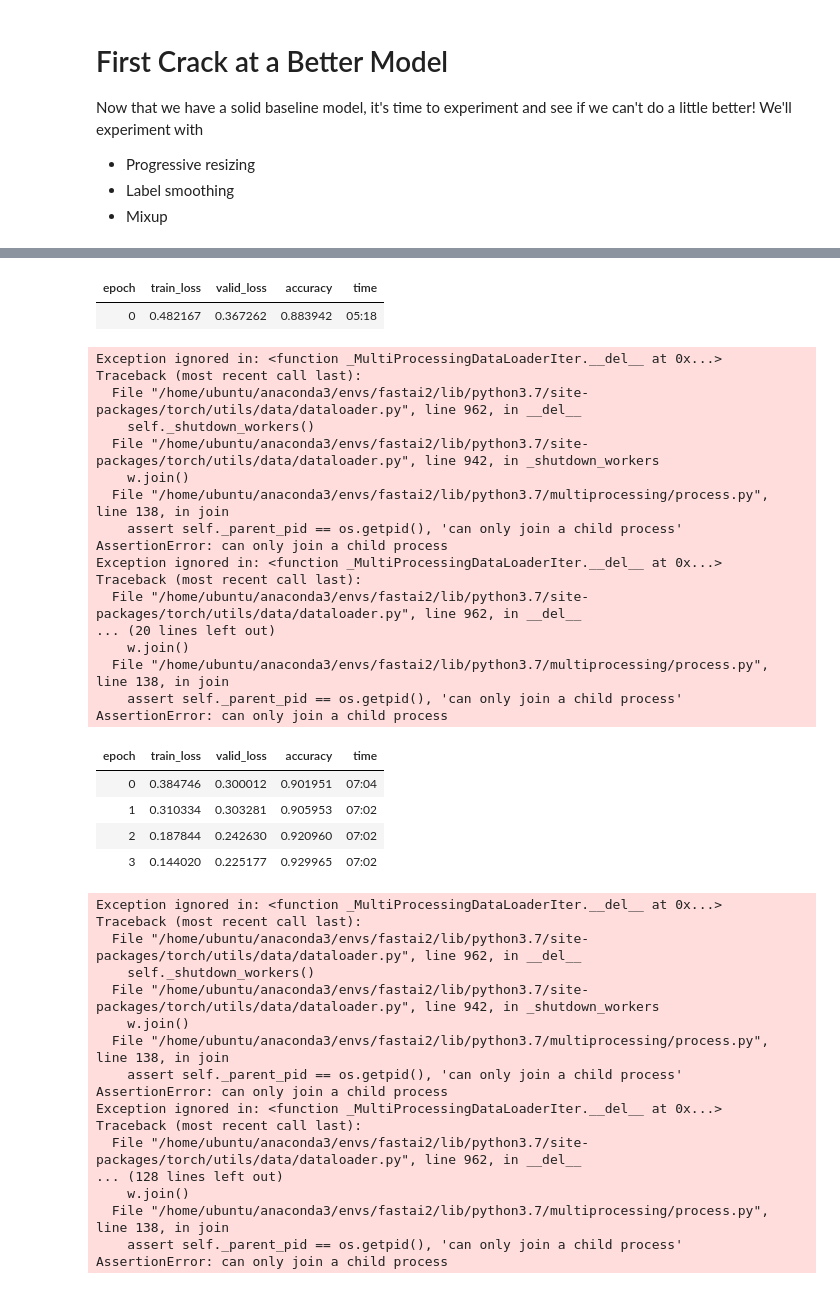
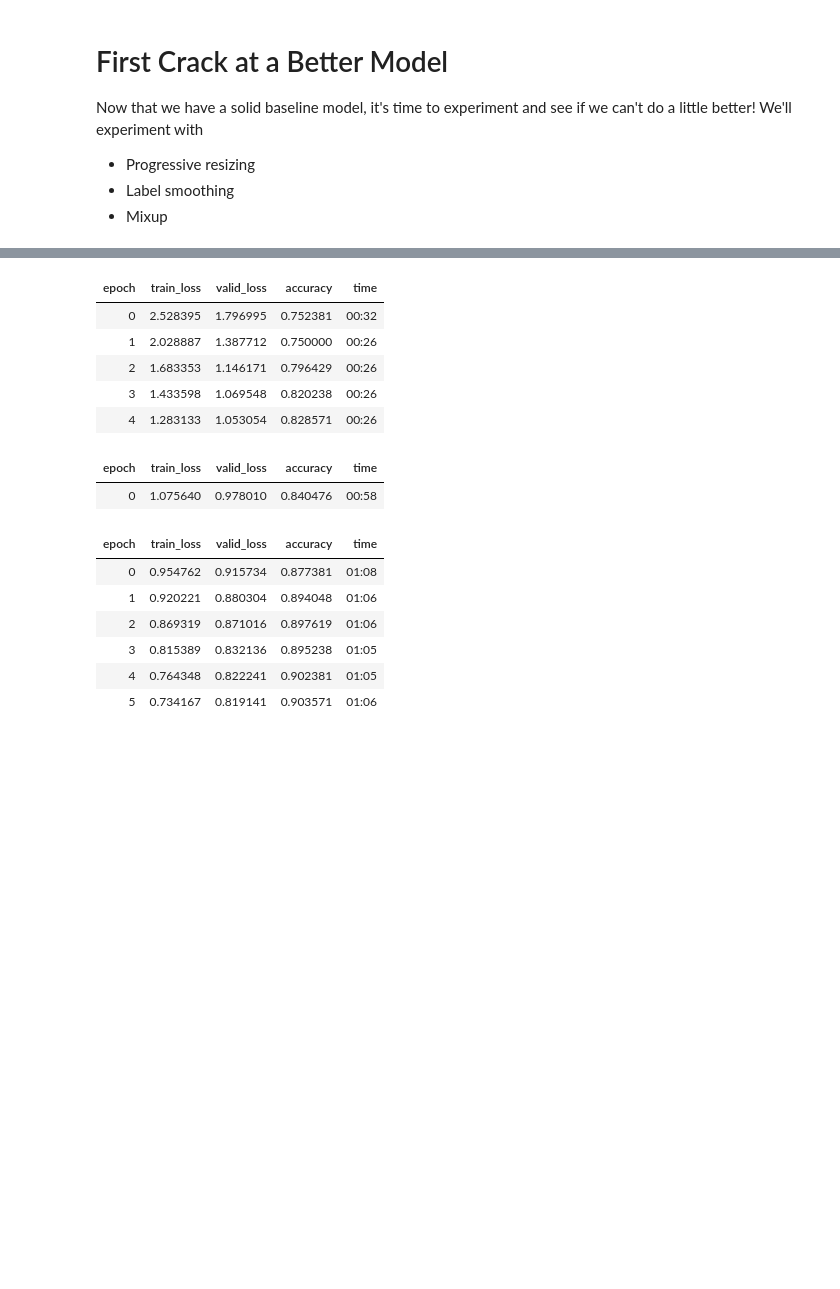
Before and after one commit to msarmi9/food-101, a Jupyter notebook: notebooks/MS-food-101-tiny-fastai2.ipynb, the cells around one changed output, grey strips where cells are left out. Cells and saved outputs as stored; diff of their text form; code cells hidden in the pictures; blank space fills up the shorter version.

```diff
--- a/notebooks/MS-food-101-tiny-fastai2.ipynb
+++ b/notebooks/MS-food-101-tiny-fastai2.ipynb
@@ -54,9 +53,10 @@ Let's load and prep our curated dataset for modeling.
 dblock = DataBlock(blocks=(ImageBlock(), CategoryBlock()),
                   get_items=get_image_files,
                   get_y=parent_label,
-                  item_tfms=Resize(512),
-                  batch_tfms=aug_transforms(size=256, min_scale=0.75))
+                  splitter=GrandparentSplitter(),
+                  item_tfms=Resize(460),
+                  batch_tfms=aug_transforms(size=224, min_scale=0.75))
 
 # Load data
 path = Path("../data/food-101-tiny")
-dls = dblock.dataloaders(path, bs=128)
+dls = dblock.dataloaders(path, bs=64)
@@ -198,7 +236,8 @@ def get_dls(path, bs, size):
     dblock = DataBlock(blocks=(ImageBlock(), CategoryBlock()),
                   get_items=get_image_files,
                   get_y=parent_label,
-                  item_tfms=Resize(512),
+                  splitter=GrandparentSplitter(),
+                  item_tfms=Resize(460),
                   batch_tfms=aug_transforms(size=size, min_scale=0.75))
     return dblock.dataloaders(path, bs=bs)
 # %%
@@ -227,46 +288,26 @@ learn.fine_tune(4, 1e-3)
+# %%
+# First train on images of size 128
+dls = get_dls(path, bs=128, size=128)
+learn = cnn_learner(dls, resnet50, loss_func=LabelSmoothingCrossEntropy(), metrics=accuracy)
+learn.fit_one_cycle(5, 3e-3)
+# %% [output]
+| epoch | train_loss | valid_loss | accuracy | time |
+| 0 | 2.528395 | 1.796995 | 0.752381 | 00:32 |
+| 1 | 2.028887 | 1.387712 | 0.750000 | 00:26 |
+| 2 | 1.683353 | 1.146171 | 0.796429 | 00:26 |
+| 3 | 1.433598 | 1.069548 | 0.820238 | 00:26 |
+| 4 | 1.283133 | 1.053054 | 0.828571 | 00:26 |
 # %%
-# Bump image size to 512 (max image size)
-learn.dls = get_dls(path, bs=32, size=512)
-learn.fine_tune(4, 1e-3)
+# Bump image size to 224
+learn.dls = get_dls(path, bs=64, size=224)
+learn.fine_tune(6, 1e-3)
 # %% [output]
 | epoch | train_loss | valid_loss | accuracy | time |
-| 0 | 0.482167 | 0.367262 | 0.883942 | 05:18 |
+| 0 | 1.075640 | 0.978010 | 0.840476 | 00:58 |
-Exception ignored in: <function _MultiProcessingDataLoaderIter.__del__ at 0x...>
-Traceback (most recent call last):
-  File "/home/ubuntu/anaconda3/envs/fastai2/lib/python3.7/site-packages/torch/utils/data/dataloader.py", line 962, in __del__
-    self._shutdown_workers()
-  File "/home/ubuntu/anaconda3/envs/fastai2/lib/python3.7/site-packages/torch/utils/data/dataloader.py", line 942, in _shutdown_workers
-    w.join()
-  File "/home/ubuntu/anaconda3/envs/fastai2/lib/python3.7/multiprocessing/process.py", line 138, in join
-    assert self._parent_pid == os.getpid(), 'can only join a child process'
-AssertionError: can only join a child process
-Exception ignored in: <function _MultiProcessingDataLoaderIter.__del__ at 0x...>
-Traceback (most recent call last):
-  File "/home/ubuntu/anaconda3/envs/fastai2/lib/python3.7/site-packages/torch/utils/data/dataloader.py", line 962, in __del__
-... (20 lines left out)
-    w.join()
-  File "/home/ubuntu/anaconda3/envs/fastai2/lib/python3.7/multiprocessing/process.py", line 138, in join
-    assert self._parent_pid == os.getpid(), 'can only join a child process'
-AssertionError: can only join a child process
 | epoch | train_loss | valid_loss | accuracy | time |
-| 0 | 0.384746 | 0.300012 | 0.901951 | 07:04 |
-| 1 | 0.310334 | 0.303281 | 0.905953 | 07:02 |
-| 2 | 0.187844 | 0.242630 | 0.920960 | 07:02 |
-| 3 | 0.144020 | 0.225177 | 0.929965 | 07:02 |
+| 0 | 0.954762 | 0.915734 | 0.877381 | 01:08 |
+| 1 | 0.920221 | 0.880304 | 0.894048 | 01:06 |
+| 2 | 0.869319 | 0.871016 | 0.897619 | 01:06 |
+| 3 | 0.815389 | 0.832136 | 0.895238 | 01:05 |
+| 4 | 0.764348 | 0.822241 | 0.902381 | 01:05 |
+| 5 | 0.734167 | 0.819141 | 0.903571 | 01:06 |
-Exception ignored in: <function _MultiProcessingDataLoaderIter.__del__ at 0x...>
-Traceback (most recent call last):
-  File "/home/ubuntu/anaconda3/envs/fastai2/lib/python3.7/site-packages/torch/utils/data/dataloader.py", line 962, in __del__
-    self._shutdown_workers()
-  File "/home/ubuntu/anaconda3/envs/fastai2/lib/python3.7/site-packages/torch/utils/data/dataloader.py", line 942, in _shutdown_workers
-    w.join()
-  File "/home/ubuntu/anaconda3/envs/fastai2/lib/python3.7/multiprocessing/process.py", line 138, in join
-    assert self._parent_pid == os.getpid(), 'can only join a child process'
-AssertionError: can only join a child process
-Exception ignored in: <function _MultiProcessingDataLoaderIter.__del__ at 0x...>
-Traceback (most recent call last):
-  File "/home/ubuntu/anaconda3/envs/fastai2/lib/python3.7/site-packages/torch/utils/data/dataloader.py", line 962, in __del__
-... (128 lines left out)
-    w.join()
-  File "/home/ubuntu/anaconda3/envs/fastai2/lib/python3.7/multiprocessing/process.py", line 138, in join
-    assert self._parent_pid == os.getpid(), 'can only join a child process'
-AssertionError: can only join a child process
```
Also changed, not shown: parts of 34 cells of this notebook.
